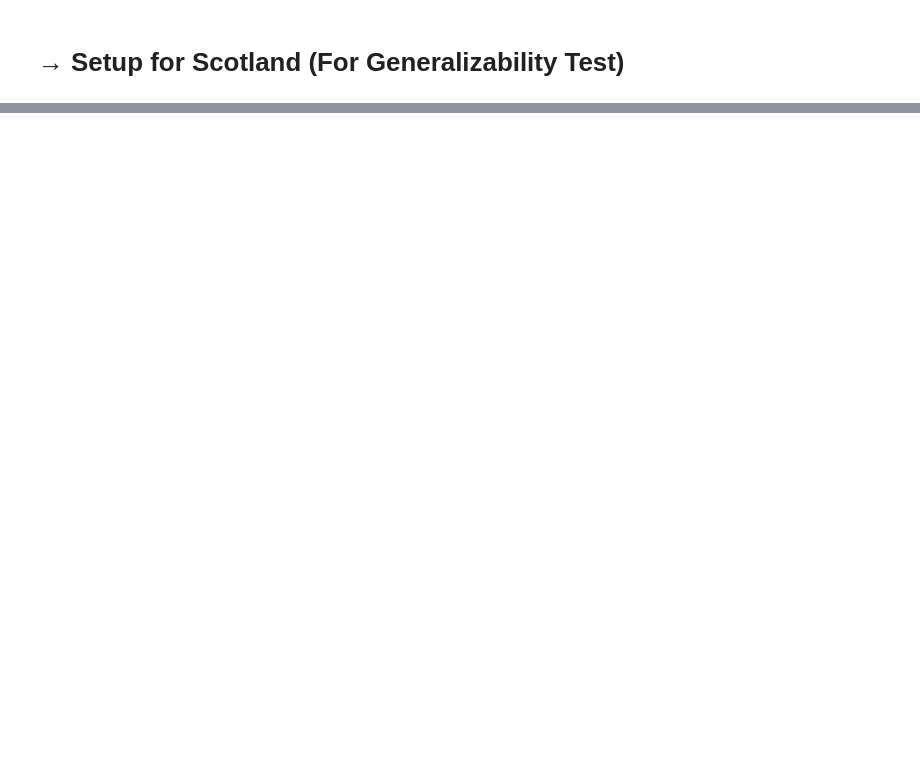
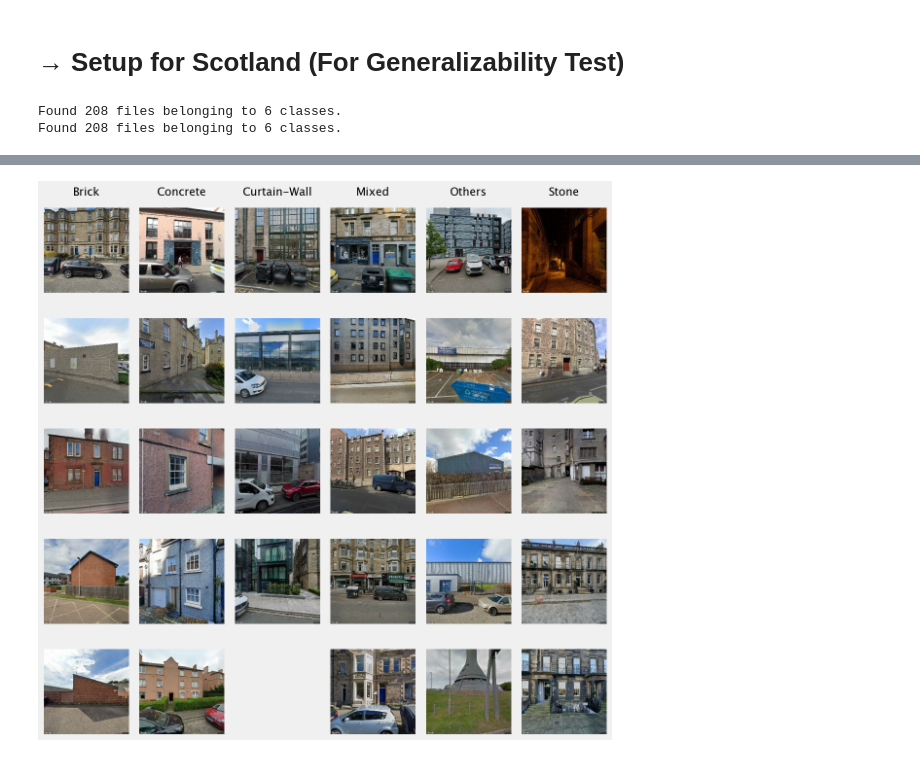
Before and after one commit to meltemsahinozkoc/deep-learning-facade-classification, a Jupyter notebook: final_project/augmented/final_project_augmented.ipynb, the cells around one changed output, grey strips where cells are left out. Cells and saved outputs as stored; diff of their text form; code cells hidden in the pictures; blank space fills up the shorter version.

```diff
--- a/final_project/augmented/final_project_augmented.ipynb
+++ b/final_project/augmented/final_project_augmented.ipynb
@@ -478 +479,42 @@ val_path_scot = os.path.join(base_path_scot, 'val')
 test_path_scot = os.path.join(base_path_scot, 'test')
+# %%
+scot_test_res = tf.keras.utils.image_dataset_from_directory(
+    test_path_scot,
+    image_size=(224, 224),
+    batch_size=32,
+    label_mode='categorical',
+    shuffle=False
+).prefetch(tf.data.AUTOTUNE)
+
+scot_test_incep = tf.keras.utils.image_dataset_from_directory(
+    test_path_scot,
+    image_size=(299, 299),
+    batch_size=32,
+    label_mode='categorical',
+    shuffle=False
+).prefetch(tf.data.AUTOTUNE)
+# %% [output]
+Found 208 files belonging to 6 classes.
+Found 208 files belonging to 6 classes.
+# %%
+class_images = {class_name: [] for class_name in class_names}
+
+for images, labels in scot_test_res.take(10):  # Take one batch of data
+    for img, label in zip(images, labels):
+        class_idx = tf.argmax(label).numpy()
+        class_name = class_names[class_idx]
+        if len(class_images[class_name]) < 5:  # Limit to 5 images per class
+            class_images[class_name].append(img.numpy())
+
+# visualize sample images of each class
+plt.figure(figsize=(10, 10))
+for class_idx, (class_name, imgs) in enumerate(class_images.items()):
+    for img_idx, img in enumerate(imgs):
+        ax = plt.subplot(5, len(class_names), img_idx * len(class_names) + class_idx + 1)
+        plt.imshow(img.astype("uint8"))
+        if img_idx == 0:
+            plt.title(f"{class_name}", fontweight='bold')
+        plt.axis("off")
+plt.tight_layout()
+plt.show()
+# %% [output]
@@ -478,0 +522 @@ test_path_scot = os.path.join(base_path_scot, 'test')
+[figure, added]
```
Also changed, not shown: parts of 23 cells of this notebook, 11 other files.
